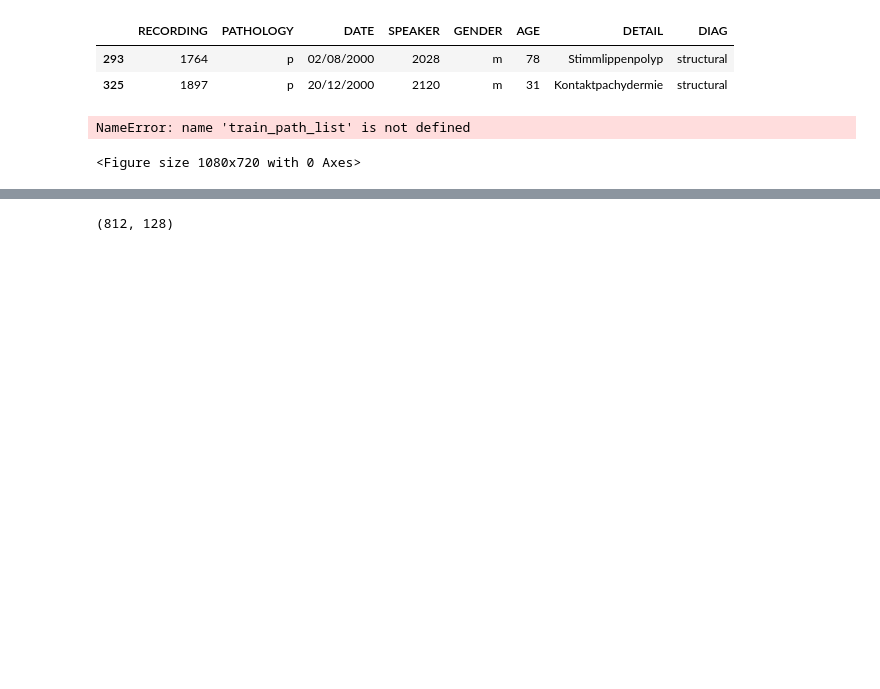
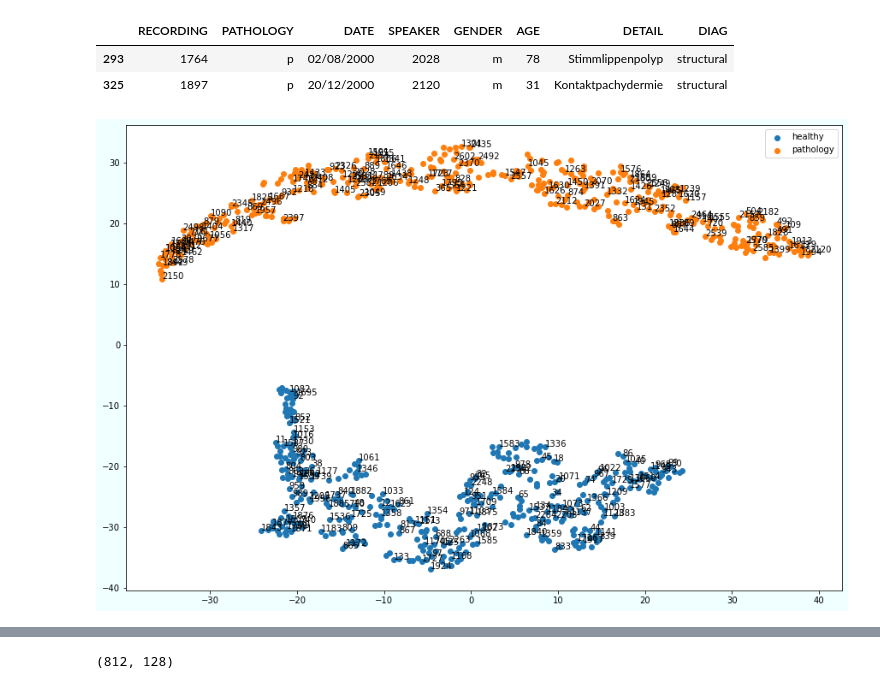
Before and after one commit to bub3690/voice_pathology_ai, a Jupyter notebook: model/Module/model-triplet-stratifiedKFold-ros-organics-speaker.ipynb, the cells around one changed output, grey strips where cells are left out. Cells and saved outputs as stored; diff of their text form; code cells hidden in the pictures; blank space fills up the shorter version.

```diff
--- a/model/Module/model-triplet-stratifiedKFold-ros-organics-speaker.ipynb
+++ b/model/Module/model-triplet-stratifiedKFold-ros-organics-speaker.ipynb
@@ -1303,37 +1299,37 @@ speaker_data[speaker_data['RECORDING'].isin(finding)].dropna()
 
 from sklearn.manifold import TSNE
 from sklearn.datasets import load_digits
 
-which_epoch = 29
+which_epoch = 25
 
 
 # MNIST 데이터 불러오기
 #data = load_digits()
 
 # 2차원으로 차원 축소
 n_components = 2
 
 # t-sne 모델 생성
 tsne = TSNE(n_components=n_components)
 
 # 학습한 결과 2차원 공간 값 출력
 #print(tsne.fit_transform(train_results))
 train_results_view=tsne.fit_transform(train_result_list[which_epoch])
 
 
 plt.figure(figsize=(15, 10), facecolor="azure")
 for label in np.unique(train_label_list[which_epoch]):
     tmp = train_results_view[train_label_list[which_epoch]==label]
     path_name = np.array(train_path_list[which_epoch])[train_label_list[which_epoch]==label].tolist()
     plt.scatter(tmp[:, 0], tmp[:, 1],label=label)
     for idx,text in enumerate(path_name):
-        plt.text(tmp[idx][0], tmp[idx][1],text)
+        if idx % 3 ==0:
+            plt.text(tmp[idx][0], tmp[idx][1],text)
 
 plt.legend(['healthy','pathology'])
 plt.show()
 # %% [output]
-NameError: name 'train_path_list' is not defined
-<Figure size 1080x720 with 0 Axes>
+[figure, added]
 # %%
 # trainset
 
```
Also changed, not shown: parts of 6 cells of this notebook.
